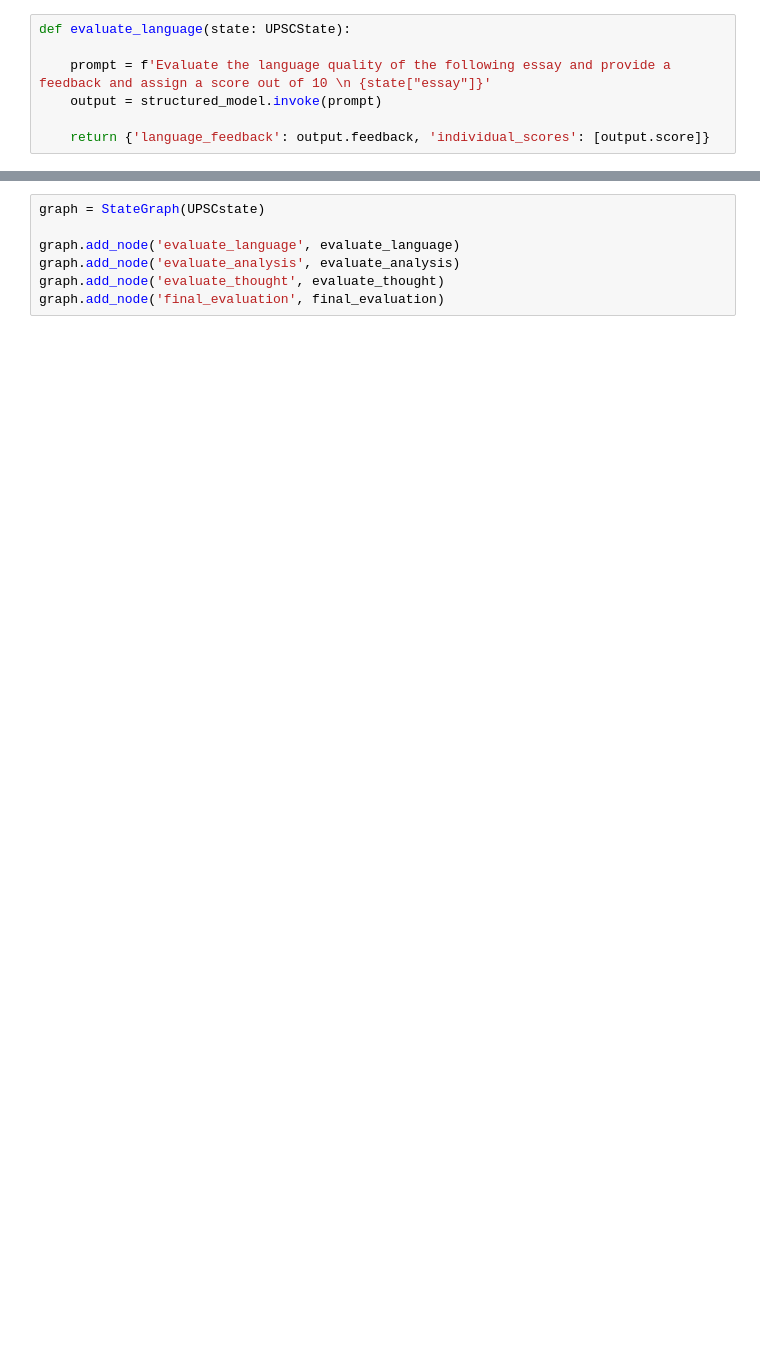
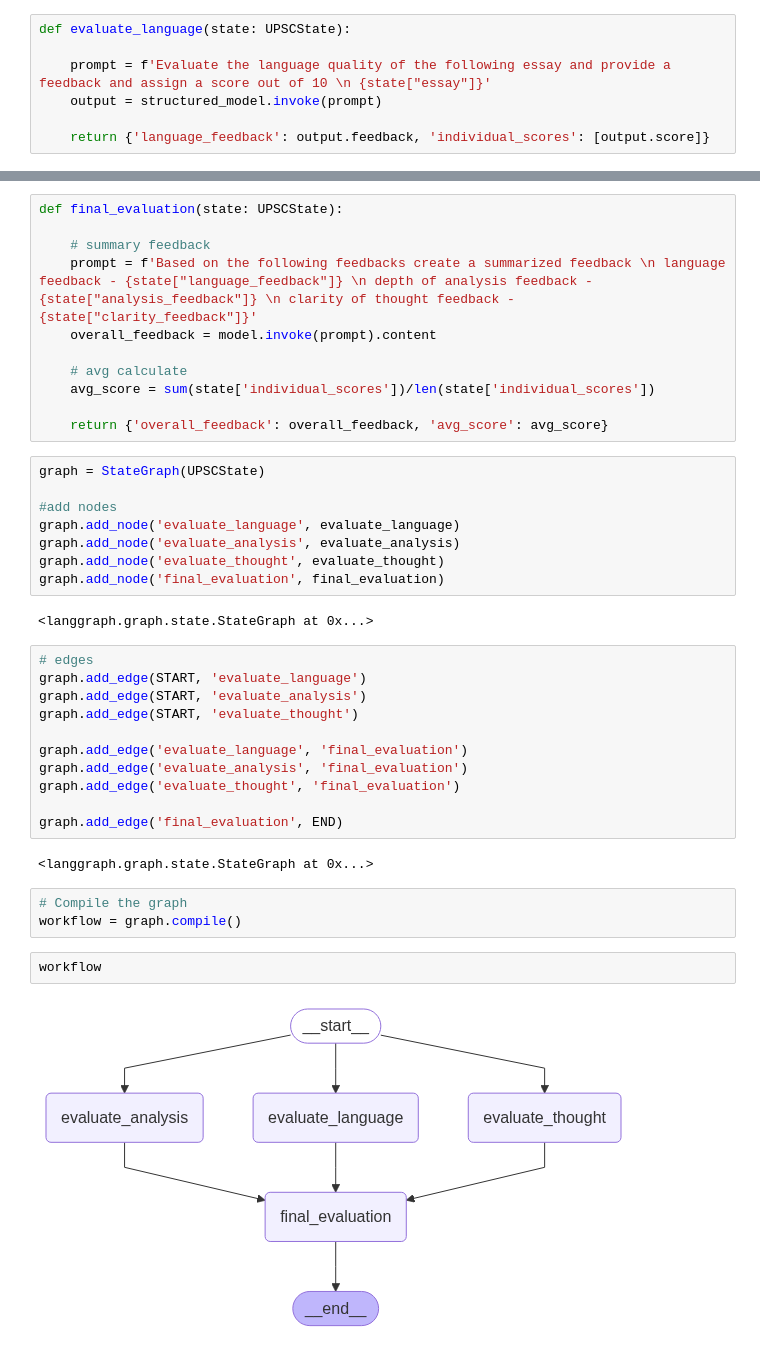
Before and after one commit to Sudu-hub/Langgraph-AgenticAi, a Jupyter notebook: Parellel_workflow/upsc_essay_workflow.ipynb, the cells around one changed output, grey strips where cells are left out. Cells and saved outputs as stored; diff of their text form; blank space fills up the shorter version.

```diff
--- a/Parellel_workflow/upsc_essay_workflow.ipynb
+++ b/Parellel_workflow/upsc_essay_workflow.ipynb
@@ -59,7 +67,41 @@ def evaluate_language(state: UPSCState):
+# %%
+def final_evaluation(state: UPSCState):
+
+    # summary feedback
+    prompt = f'Based on the following feedbacks create a summarized feedback \n language feedback - {state["language_feedback"]} \n depth of analysis feedback - {state["analysis_feedback"]} \n clarity of thought feedback - {state["clarity_feedback"]}'
+    overall_feedback = model.invoke(prompt).content
+
+    # avg calculate
+    avg_score = sum(state['individual_scores'])/len(state['individual_scores'])
+
+    return {'overall_feedback': overall_feedback, 'avg_score': avg_score}
 # %%
-graph = StateGraph(UPSCstate)
+graph = StateGraph(UPSCState)
 
+#add nodes
 graph.add_node('evaluate_language', evaluate_language)
 graph.add_node('evaluate_analysis', evaluate_analysis)
 graph.add_node('evaluate_thought', evaluate_thought)
 graph.add_node('final_evaluation', final_evaluation)
+# %% [output]
+<langgraph.graph.state.StateGraph at 0x...>
+# %%
+# edges
+graph.add_edge(START, 'evaluate_language')
+graph.add_edge(START, 'evaluate_analysis')
+graph.add_edge(START, 'evaluate_thought')
+
+graph.add_edge('evaluate_language', 'final_evaluation')
+graph.add_edge('evaluate_analysis', 'final_evaluation')
+graph.add_edge('evaluate_thought', 'final_evaluation')
+
+graph.add_edge('final_evaluation', END)
+# %% [output]
+<langgraph.graph.state.StateGraph at 0x...>
+# %%
+# Compile the graph
+workflow = graph.compile()
+# %%
+workflow
+# %% [output]
+[figure, added]
```
Also changed, not shown: parts of 6 cells of this notebook.
